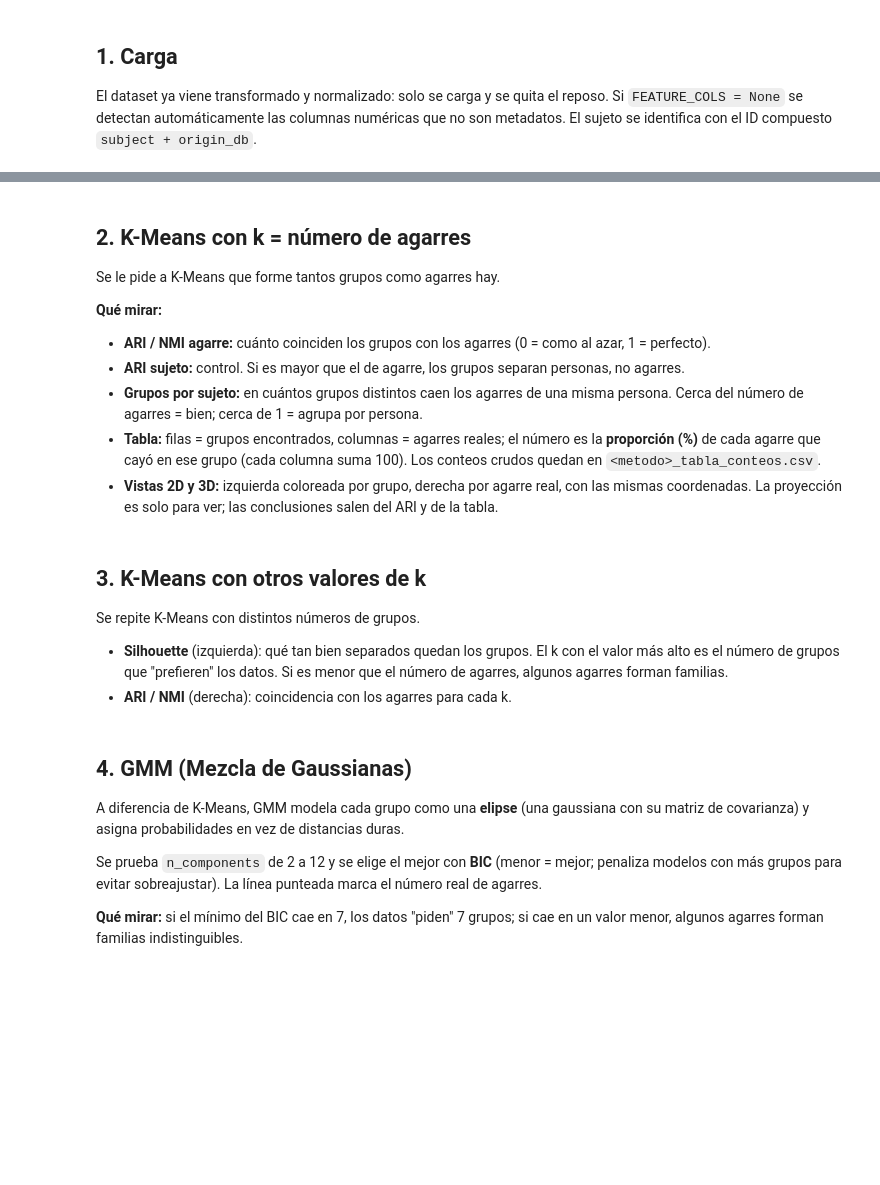
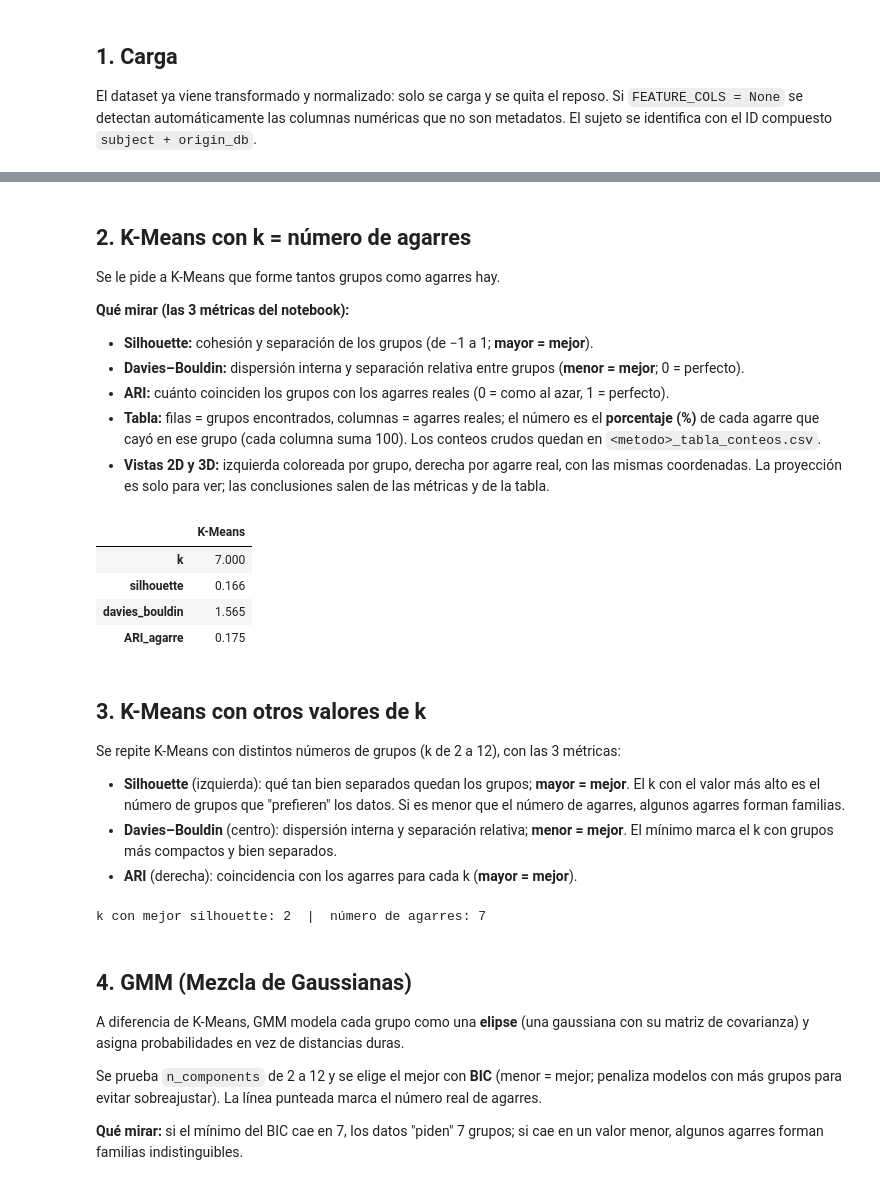
Before and after one commit to mariabda2/sEMG-ArmBand, a Jupyter notebook: notebooks/08_clustering.ipynb, the cells around one changed output, grey strips where cells are left out. Cells and saved outputs as stored; diff of their text form; code cells hidden in the pictures; blank space fills up the shorter version.

```diff
--- a/notebooks/08_clustering.ipynb
+++ b/notebooks/08_clustering.ipynb
@@ -449,37 +559,46 @@ E3D, _ = proyectar(X, 3)
 
 Se le pide a K-Means que forme tantos grupos como agarres hay.
 
-**Qué mirar:**
-- **ARI / NMI agarre:** cuánto coinciden los grupos con los agarres (0 = como al azar, 1 = perfecto).
-- **ARI sujeto:** control. Si es mayor que el de agarre, los grupos separan personas, no agarres.
-- **Grupos por sujeto:** en cuántos grupos distintos caen los agarres de una misma persona. Cerca del
-  número de agarres = bien; cerca de 1 = agrupa por persona.
-- **Tabla:** filas = grupos encontrados, columnas = agarres reales; el número es la **proporción (%)**
+**Qué mirar (las 3 métricas del notebook):**
+- **Silhouette:** cohesión y separación de los grupos (de −1 a 1; **mayor = mejor**).
+- **Davies–Bouldin:** dispersión interna y separación relativa entre grupos (**menor = mejor**; 0 = perfecto).
+- **ARI:** cuánto coinciden los grupos con los agarres reales (0 = como al azar, 1 = perfecto).
+- **Tabla:** filas = grupos encontrados, columnas = agarres reales; el número es el **porcentaje (%)**
   de cada agarre que cayó en ese grupo (cada columna suma 100). Los conteos crudos quedan en
   `<metodo>_tabla_conteos.csv`.
 - **Vistas 2D y 3D:** izquierda coloreada por grupo, derecha por agarre real, con las mismas
-  coordenadas. La proyección es solo para ver; las conclusiones salen del ARI y de la tabla.
+  coordenadas. La proyección es solo para ver; las conclusiones salen de las métricas y de la tabla.
 # %%
-km_labels, km_res = run_kmeans(X, y, groups, k=N_CLASSES)
+km_labels, km_res = run_kmeans(X, y, k=N_CLASSES)
 display(pd.Series(km_res).round(3).to_frame('K-Means'))
 
-km_title = (f'K-Means k={N_CLASSES} — ARI={km_res["ARI_agarre"]:.3f} | '
-            f'NMI={km_res["NMI_agarre"]:.3f}')
+km_title = (f'K-Means k={N_CLASSES} — Sil={km_res["silhouette"]:.3f} | '
+            f'DB={km_res["davies_bouldin"]:.3f} | ARI={km_res["ARI_agarre"]:.3f}')
 plot_contingency(km_labels, km_title, 'kmeans_tabla')
 plot_clusters_2d(km_labels, km_title, 'kmeans_2d')
 plot_clusters_3d(km_labels, km_title, 'kmeans_3d')
+# %% [output]
+|  | K-Means |
+| k | 7.000 |
+| silhouette | 0.166 |
+| davies_bouldin | 1.565 |
+| ARI_agarre | 0.175 |
 # %% [markdown]
 ## 3. K-Means con otros valores de k
 
-Se repite K-Means con distintos números de grupos.
-- **Silhouette** (izquierda): qué tan bien separados quedan los grupos. El k con el valor más alto es el
-  número de grupos que "prefieren" los datos. Si es menor que el número de agarres, algunos agarres forman
-  familias.
-- **ARI / NMI** (derecha): coincidencia con los agarres para cada k.
+Se repite K-Means con distintos números de grupos (k de 2 a 12), con las 3 métricas:
+- **Silhouette** (izquierda): qué tan bien separados quedan los grupos; **mayor = mejor**.
+  El k con el valor más alto es el número de grupos que "prefieren" los datos. Si es menor que el
+  número de agarres, algunos agarres forman familias.
+- **Davies–Bouldin** (centro): dispersión interna y separación relativa; **menor = mejor**.
+  El mínimo marca el k con grupos más compactos y bien separados.
+- **ARI** (derecha): coincidencia con los agarres para cada k (**mayor = mejor**).
 # %%
 sweep_df, best_k = barrido_kmeans(X, y)
 plot_barrido_k(sweep_df, best_k)
-print(f'k con mejor separación (silhouette): {best_k}  |  número de agarres: {N_CLASSES}')
+print(f'k con mejor silhouette: {best_k}  |  número de agarres: {N_CLASSES}')
+# %% [output]
+k con mejor silhouette: 2  |  número de agarres: 7
 # %% [markdown]
 ## 4. GMM (Mezcla de Gaussianas)
 
```
Also changed, not shown: parts of 14 cells of this notebook, 1 other file.
